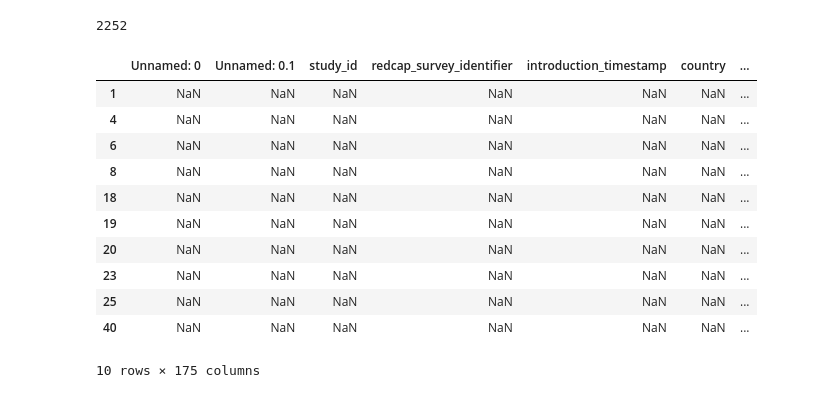
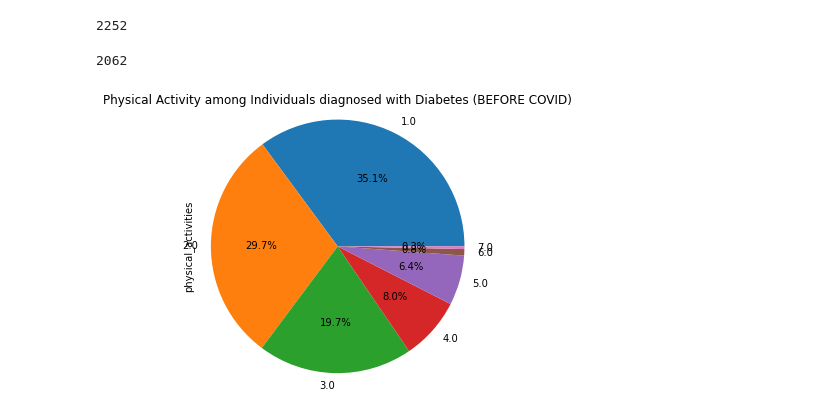
Before and after one commit to nladkins/Project-1-EDA, a Jupyter notebook: Sandbox_Stanford-Copy1.ipynb, the cells around one changed output. Cells and saved outputs as stored; diff of their text form; code cells hidden in the pictures.

```diff
--- a/Sandbox_Stanford-Copy1.ipynb
+++ b/Sandbox_Stanford-Copy1.ipynb
@@ -27,31 +35,19 @@ print(len(stanford_df))
 # %% [output]
 2252
 # %%
-completed_health = stanford_df.dropna(subset=["physical_activities", "covid_exercise"])
+stanford_df = stanford_df.dropna(subset=["physical_activities", "covid_exercise"])
+# %%
+print(len(stanford_df))
+# %% [output]
+2062
 # %%
-diabetes = completed_health[completed_health["diabetes"] == 1]
-cardiovascular_disorders = completed_health[completed_health["cardiovascular_disorders"] == 1]
-obesity = completed_health[completed_health["obesity"] == 1]
-respiratory_infections = completed_health[completed_health["respiratory_infections"] == 1]
-respiratory_disorders = completed_health[completed_health["respiratory_disorders_exam"] == 1]
-gastrointenstinal_disorders = completed_health[completed_health["gastrointestinal_disorders"] == 1]
-kidney_disease = completed_health[completed_health["chronic_kidney_disease"] == 1]
-autoimmune_disease = completed_health[completed_health["autoimmune_disease"] == 1]
-fatigue_syndrome = completed_health[completed_health["chronic_fatigue_syndrome_a"] == 1]
-preexisting_total = (diabetes + cardiovascular_disorders + obesity + respiratory_infections +
-                     respiratory_disorders + gastrointenstinal_disorders + kidney_disease +
-                     autoimmune_disease + fatigue_syndrome)
-preexisting_total.head(10)
+# Indexes
+diabetes = stanford_df[stanford_df["diabetes"] == 1].index
+cardiovascular_disorders = stanford_df[stanford_df["cardiovascular_disorders"] == 1].index
+obesity = stanford_df[stanford_df["obesity"] == 1].index
+respiratory_infections = stanford_df[stanford_df["respiratory_infections"] == 1].index
+respiratory_disorders = stanford_df[stanford_df["respiratory_disorders_exam"] == 1].index
+gastrointenstinal_disorders = stanford_df[stanford_df["gastrointestinal_disorders"] == 1].index
+kidney_disease = stanford_df[stanford_df["chronic_kidney_disease"] == 1].index
+autoimmune_disease = stanford_df[stanford_df["autoimmune_disease"] == 1].index
+fatigue_syndrome = stanford_df[stanford_df["chronic_fatigue_syndrome_a"] == 1].index
-# %% [output]
-|  | Unnamed: 0 | Unnamed: 0.1 | study_id | redcap_survey_identifier | introduction_timestamp | country | ... |
-| 1 | NaN | NaN | NaN | NaN | NaN | NaN | ... |
-| 4 | NaN | NaN | NaN | NaN | NaN | NaN | ... |
-| 6 | NaN | NaN | NaN | NaN | NaN | NaN | ... |
-| 8 | NaN | NaN | NaN | NaN | NaN | NaN | ... |
-| 18 | NaN | NaN | NaN | NaN | NaN | NaN | ... |
-| 19 | NaN | NaN | NaN | NaN | NaN | NaN | ... |
-| 20 | NaN | NaN | NaN | NaN | NaN | NaN | ... |
-| 23 | NaN | NaN | NaN | NaN | NaN | NaN | ... |
-| 25 | NaN | NaN | NaN | NaN | NaN | NaN | ... |
-| 40 | NaN | NaN | NaN | NaN | NaN | NaN | ... |
-10 rows × 175 columns
@@ -57,0 +56,15 @@ preexisting_total.head(10)
+# %%
+# Generate a pie plot showing the distribution of responses pre-covid
+
+precovid_exercise = stanford_df["physical_activities"].value_counts()
+
+index = [diabetes]
+
+pie_df = pd.DataFrame({"physical activities": precovid_exercise}, index=index)
+
+ax = precovid_exercise.plot.pie(rot=90,  autopct="%1.1f%%", figsize=(5, 5))
+plt.title("Physical Activity among Individuals diagnosed with Diabetes (BEFORE COVID)")
+plt.axis("equal")
+plt.show()
+# %% [output]
+[figure, added]
```
Also changed, not shown: parts of 24 cells of this notebook.
